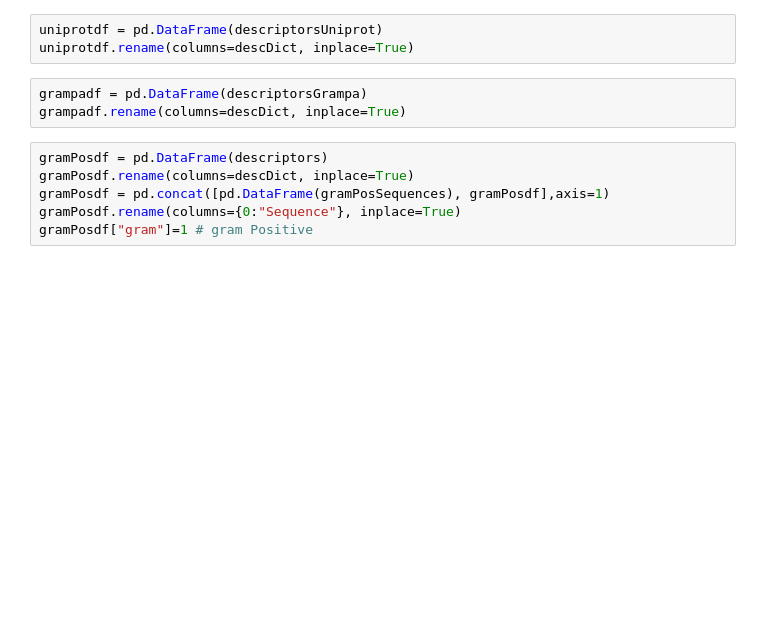
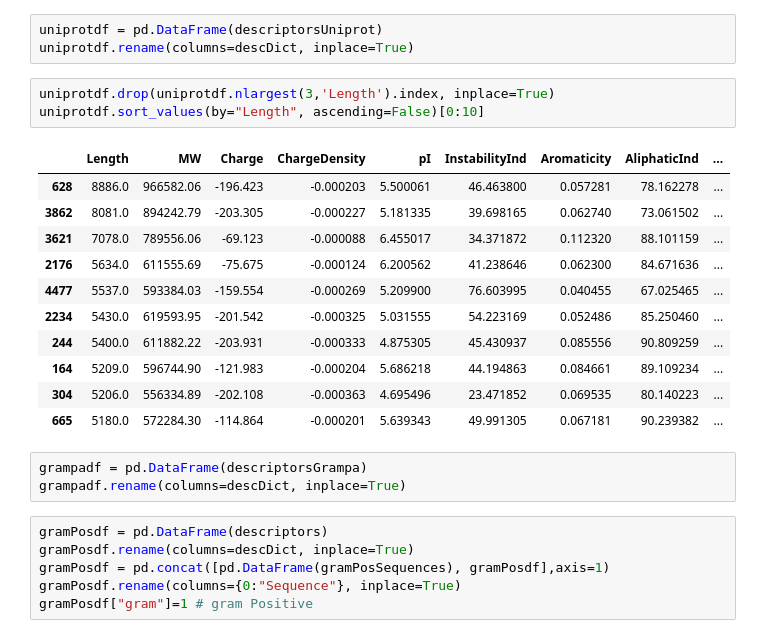
Before and after one commit to tatemae0/AMP-VAE, a Jupyter notebook: AMP-VAE.ipynb, the cells around one changed output. Drawn from its saved outputs; the diff is of its cells as text; blank space fills up the shorter version.

```diff
--- a/AMP-VAE.ipynb
+++ b/AMP-VAE.ipynb
@@ -301,9 +309,24 @@ descDict
 # %%
 uniprotdf = pd.DataFrame(descriptorsUniprot)
 uniprotdf.rename(columns=descDict, inplace=True)
-# %%
-grampadf = pd.DataFrame(descriptorsGrampa)
-grampadf.rename(columns=descDict, inplace=True)
+# %%
+uniprotdf.drop(uniprotdf.nlargest(3,'Length').index, inplace=True)
+uniprotdf.sort_values(by="Length", ascending=False)[0:10]
+# %% [output]
+|  | Length | MW | Charge | ChargeDensity | pI | InstabilityInd | Aromaticity | AliphaticInd | ... |
+| 628 | 8886.0 | 966582.06 | -196.423 | -0.000203 | 5.500061 | 46.463800 | 0.057281 | 78.162278 | ... |
+| 3862 | 8081.0 | 894242.79 | -203.305 | -0.000227 | 5.181335 | 39.698165 | 0.062740 | 73.061502 | ... |
+| 3621 | 7078.0 | 789556.06 | -69.123 | -0.000088 | 6.455017 | 34.371872 | 0.112320 | 88.101159 | ... |
+| 2176 | 5634.0 | 611555.69 | -75.675 | -0.000124 | 6.200562 | 41.238646 | 0.062300 | 84.671636 | ... |
+| 4477 | 5537.0 | 593384.03 | -159.554 | -0.000269 | 5.209900 | 76.603995 | 0.040455 | 67.025465 | ... |
+| 2234 | 5430.0 | 619593.95 | -201.542 | -0.000325 | 5.031555 | 54.223169 | 0.052486 | 85.250460 | ... |
+| 244 | 5400.0 | 611882.22 | -203.931 | -0.000333 | 4.875305 | 45.430937 | 0.085556 | 90.809259 | ... |
+| 164 | 5209.0 | 596744.90 | -121.983 | -0.000204 | 5.686218 | 44.194863 | 0.084661 | 89.109234 | ... |
+| 304 | 5206.0 | 556334.89 | -202.108 | -0.000363 | 4.695496 | 23.471852 | 0.069535 | 80.140223 | ... |
+| 665 | 5180.0 | 572284.30 | -114.864 | -0.000201 | 5.639343 | 49.991305 | 0.067181 | 90.239382 | ... |
+# %%
+grampadf = pd.DataFrame(descriptorsGrampa)
+grampadf.rename(columns=descDict, inplace=True)
 # %%
 gramPosdf = pd.DataFrame(descriptors)
 gramPosdf.rename(columns=descDict, inplace=True)
```
Also changed, not shown: parts of 64 cells of this notebook, 36 other files.
